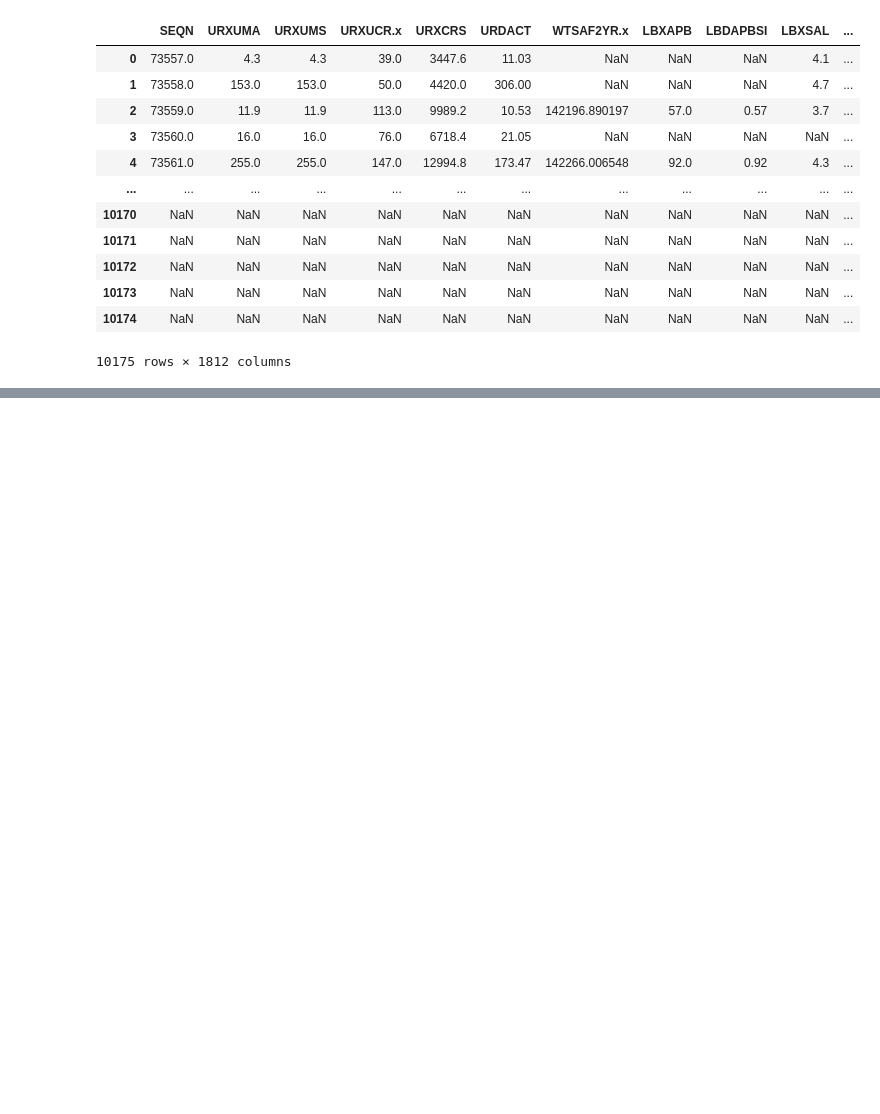
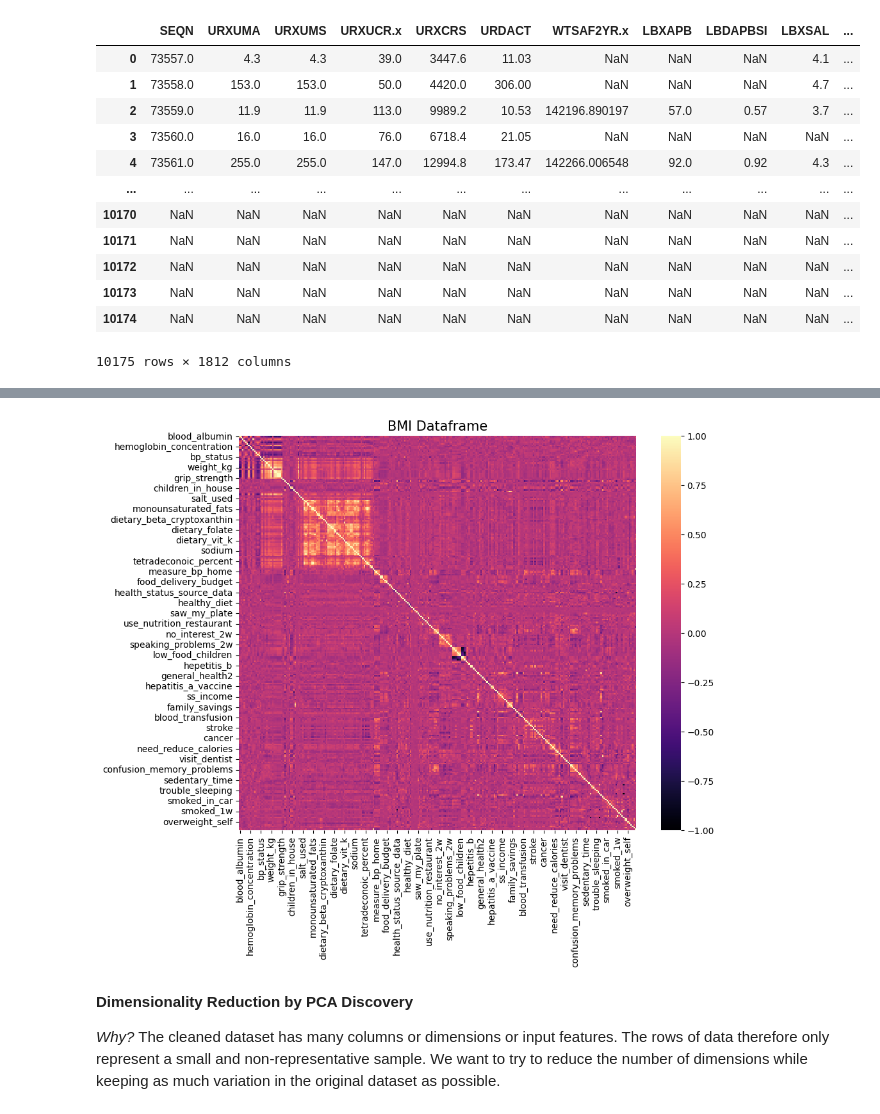
Before and after one commit to ErinPhillips/data_mining_midterm, a Jupyter notebook: diabetes.ipynb, the cells around one changed output, grey strips where cells are left out. Cells and saved outputs as stored; diff of their text form; code cells hidden in the pictures; blank space fills up the shorter version.

```diff
--- a/diabetes.ipynb
+++ b/diabetes.ipynb
@@ -112,0 +531,3 @@ get_nulls(df)
+# %%
+bmi_df = df.groupby('BMI').mean().sort_values(by=['BMI'], ascending=True)
+bmi_df
@@ -112,0 +549,8 @@ get_nulls(df)
+# %%
+corr_matrix(bmi_df, 'BMI Dataframe')
+# %% [output]
+[figure, added]
+# %% [markdown]
+**Dimensionality Reduction by PCA Discovery**
+
+*Why?* The cleaned dataset has many columns or dimensions or input features. The rows of data therefore only represent a small and non-representative sample. We want to try to reduce the number of dimensions while keeping as much variation in the original dataset as possible.
```
Also changed, not shown: parts of 16 cells of this notebook, 1 other file.
